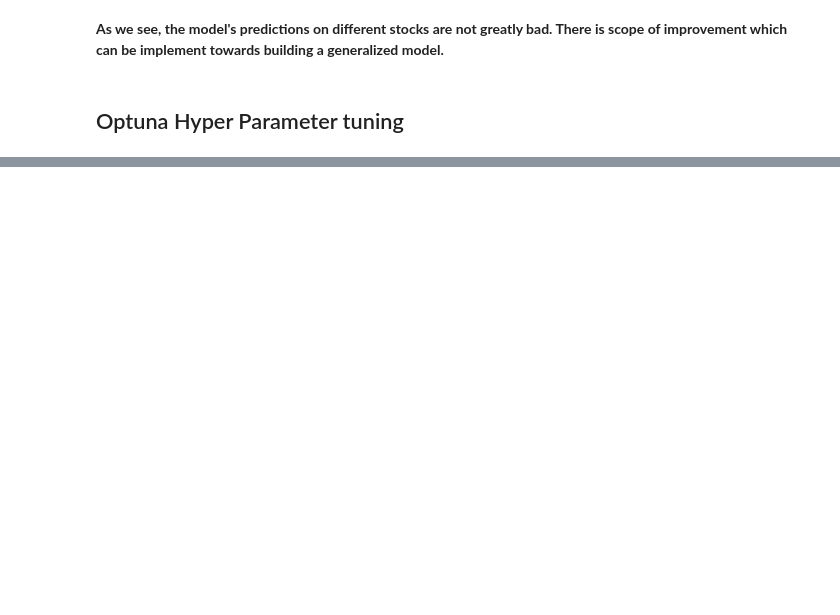
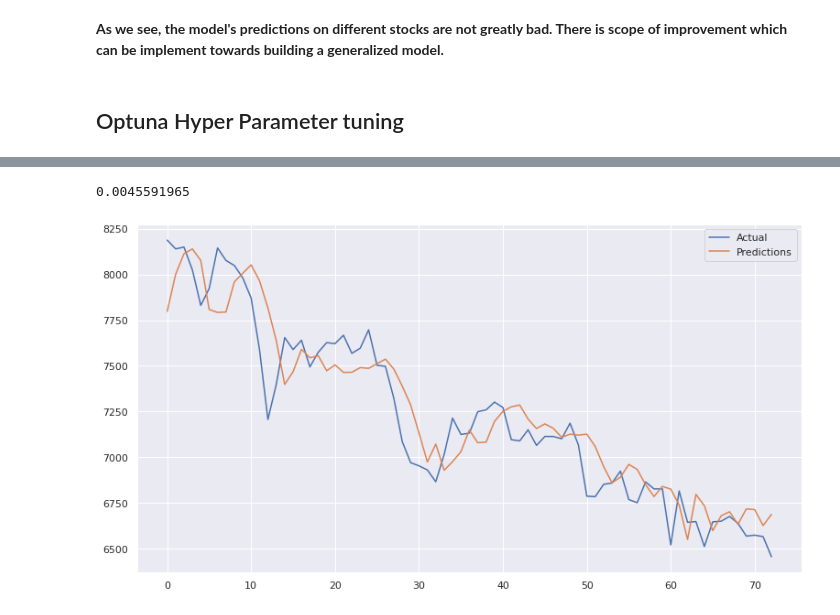
Before and after one commit to AsutoshDalei/stock-work, a Jupyter notebook: Single Stock Analysis.ipynb, the cells around one changed output, grey strips where cells are left out. Cells and saved outputs as stored; diff of their text form; code cells hidden in the pictures; blank space fills up the shorter version.

```diff
--- a/Single Stock Analysis.ipynb
+++ b/Single Stock Analysis.ipynb
@@ -399,0 +560,5 @@ Wall time: 5.16 s
+# %%
+plot_res(model = best_model,ipx=ipt,opx=opt,scaled = False)
+# %% [output]
+0.0045591965
+[figure, added]
```
Also changed, not shown: parts of 28 cells of this notebook.
